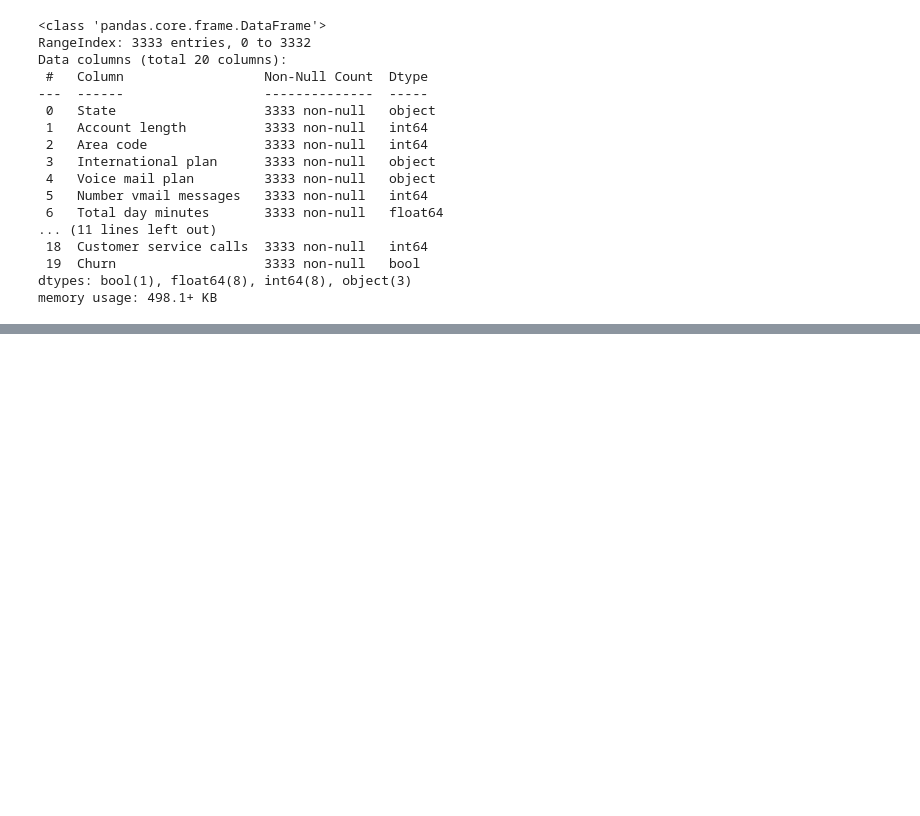
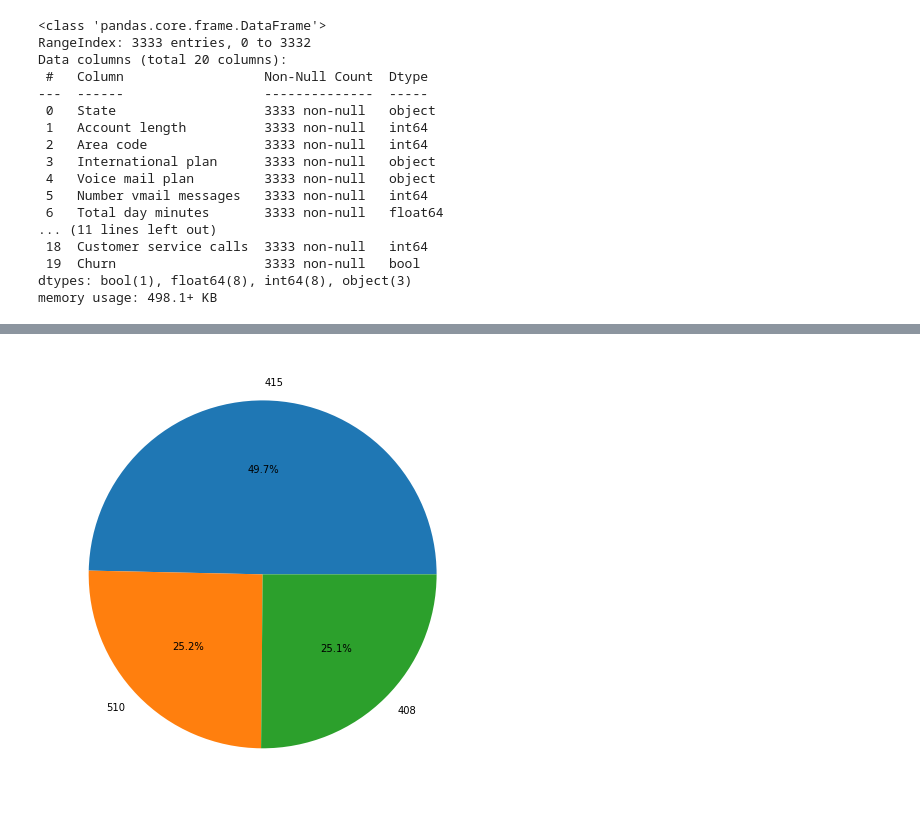
Before and after one commit to vasu122002/Telecom_Churn_Analysis, a Jupyter notebook: Telecom_Churn_Analysis_Capstone_Project.ipynb, the cells around one changed output, grey strips where cells are left out. Cells and saved outputs as stored; diff of their text form; code cells hidden in the pictures; blank space fills up the shorter version.

```diff
--- a/Telecom_Churn_Analysis_Capstone_Project.ipynb
+++ b/Telecom_Churn_Analysis_Capstone_Project.ipynb
@@ -38,0 +80,8 @@ memory usage: 498.1+ KB
+# %%
+label  =  data['Area code'].value_counts().index
+plt.figure(figsize  = (8,8))
+plt.pie(data['Area code'].value_counts(), labels  = label , autopct  = '%2.1f%%')
+plt.title()
+plt.show()
+# %% [output]
+[figure, added]
```
Also changed, not shown: parts of 6 cells of this notebook.
